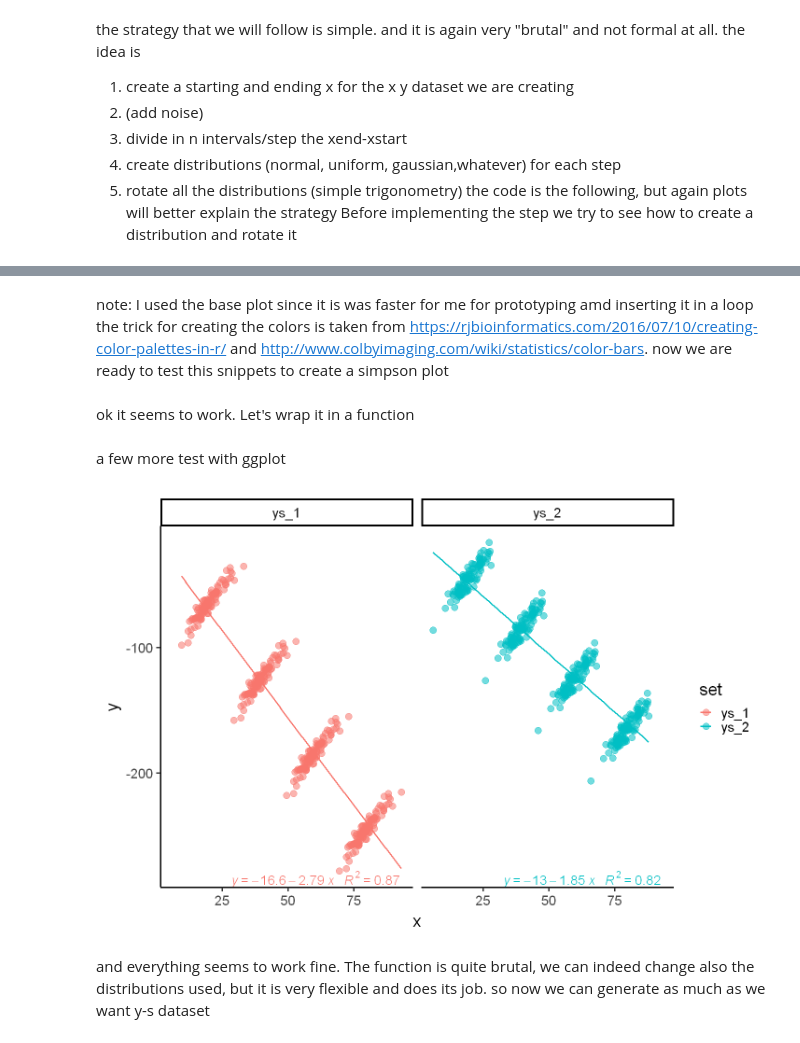
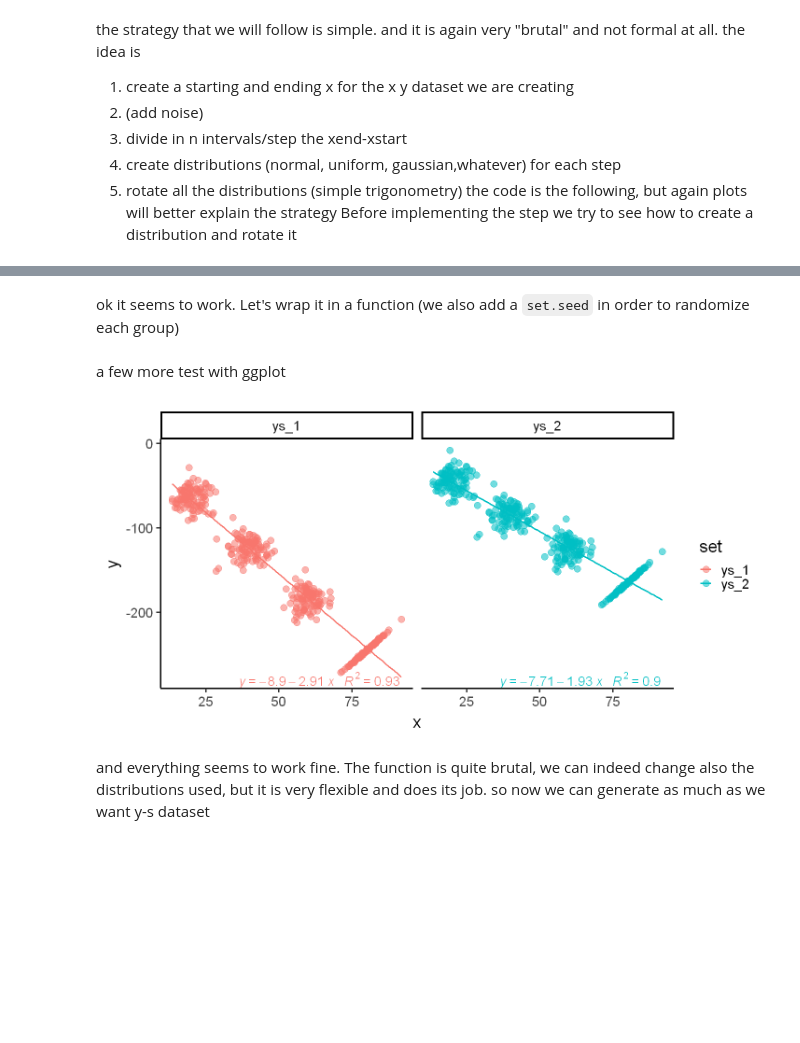
Before and after one commit to jojosgithub/blog, a Jupyter notebook: _notebooks/2021-07-04-ys.ipynb, the cells around one changed output, grey strips where cells are left out. Drawn from its saved outputs; the diff is of its cells as text; code cells hidden in the pictures; blank space fills up the shorter version.

```diff
--- a/_notebooks/2021-07-04-ys.ipynb
+++ b/_notebooks/2021-07-04-ys.ipynb
@@ -68,11 +70,13 @@ library(data.table)
 library(foreach)
 library(ggpmisc)
 
-points_dist=100
+points_dist=50
 theta=seq(-1,1,0.1)
 
+options(repr.plot.width=6, repr.plot.height=6)
 
-x <- rnorm(points_dist,0,0.5)
+
+x <- rnorm(points_dist,0,1)
 y <- rnorm(points_dist,0,0.2)
 
 xi <- x*cos(pi*theta)-y*sin(pi*theta)
@@ -92,8 +96,8 @@ colnames(xysimp) <- c("x","y")
 
 method <- y ~ x
 p2 <- ggplot(xysimp, aes(x= x, y= y)) +
-  geom_point(size=4,alpha=0.15) +
-  geom_smooth(method = "lm", formula = method, se = F) +
+  geom_point(size=4,alpha=0.55,colour = "red") +
+  geom_smooth(method = "lm", formula = method, color = "red", size=1, se = F) +
   stat_poly_eq(aes(label = paste(..eq.label.., ..rr.label.., sep = "~~~")),
                label.x.npc = "right", label.y.npc = -1,
                formula = method, parse = TRUE, size = 6)
@@ -113,27 +117,29 @@ Warning message in y * cos(pi * theta):
-# %% [markdown]
-note: I used the base plot since it is was faster for me for prototyping amd inserting it in a loop the trick for creating the colors is taken from  https://rjbioinformatics.com/2016/07/10/creating-color-palettes-in-r/ and http://www.colbyimaging.com/wiki/statistics/color-bars. now we are ready to test this snippets to create a simpson plot
 # %% [markdown]
-ok it seems to work. Let's wrap it in a function
+ok it seems to work. Let's wrap it in a function (we also add a `set.seed` in order to randomize each group)
 # %%
 library(data.table)
+library(foreach)
 #we now write everything in form of a function
 yulsim <- function(m=3,xstart=1,xend=10,theta=-0.3,step=0.5,nfx=0.1,nfy=0.5,npoints=100,coeff=2){
-            x <- rnorm(npoints,0,nfx)
-            y <- rnorm(npoints,0,nfy)
 
-            xi <- x*cos(pi*theta)-y*sin(pi*theta)
-            yi <- x*sin(pi*theta)-y*cos(pi*theta)
+
+
 
             m=m
             xstart=xstart
             xend=xend
-
             xseq <- seq(xstart,xend,step)
             yseq <- coeff + m*xseq
-            library(foreach)
 
-            xsimp <- foreach(i=1:length(xseq)) %do%  { xseq[i]+xi }
-            ysimp <- foreach(i=1:length(yseq)) %do%  { yseq[i]+yi }
+
+            xsimp <- foreach(i=1:length(xseq)) %do%  {  set.seed(i*4)
+                                                        x  <- rnorm(npoints,0,nfx)
+                                                        xi <- x*cos(pi*theta)-y*sin(pi*theta)
+                                                        xseq[i]+xi }
+            ysimp <- foreach(i=1:length(yseq)) %do%  {  set.seed(i*3)
+                                                        y <- rnorm(npoints,0,nfy)
+                                                        yi <- x*sin(pi*theta)-y*cos(pi*theta)
+                                                        yseq[i]+yi }
             ldat <- data.table(xsimp,ysimp)
             dat <- data.table(unlist(xsimp),unlist(ysimp))
             colnames(dat) <- c("x","y")
@@ -143,32 +149,32 @@ yulsim <- function(m=3,xstart=1,xend=10,theta=-0.3,step=0.5,nfx=0.1,nfy=0.5,npoi
 # %% [markdown]
 a few more test with ggplot
 # %%
-
+options(repr.plot.width=12, repr.plot.height=6)
 st1 <- yulsim (m=-3,xstart=20,xend=80,theta=0.4,step=20,nfx=12,nfy=2,npoints=100,coeff=-5)
 st2 <- yulsim (m=-2,xstart=20,xend=80,theta=0.4,step=20,nfx=12,nfy=2,npoints=100,coeff=-5)
 
 
 ys1 <- st1$out
 ys2 <- st2$out
 
 
 ys1$set <- "ys_1"
 ys2$set <- "ys_2"
 
 
 ysset <-  rbind(ys1,ys2)
 
 
 p2 <-  ggplot(ysset, aes(x=x, y=y, colour=set))+
     geom_point(size=4,alpha=0.55)+
     theme(legend.position = "none")+
     facet_wrap(~set, ncol=2) +
-	geom_smooth(method = "lm", formula = formula, se = F) +
+	geom_smooth(method = "lm", formula = method, se = F) +
 	stat_poly_eq(aes(label = paste(..eq.label.., ..rr.label.., sep = "~~~")),
                label.x.npc = "right", label.y.npc = -1,
-               formula = formula, parse = TRUE, size = 6)
+               formula = method, parse = TRUE, size = 6)
 p2 + theme_classic(base_size = 22)
 # %% [output]
-[figure, old version]
+[figure, new version]
 # %% [markdown]
 and everything seems to work fine. The function is quite brutal, we can indeed change also the distributions used, but it is very flexible and does its job. so now we can generate as much as we want y-s dataset
```
Also changed, not shown: parts of 3 cells of this notebook, 1 other file.
